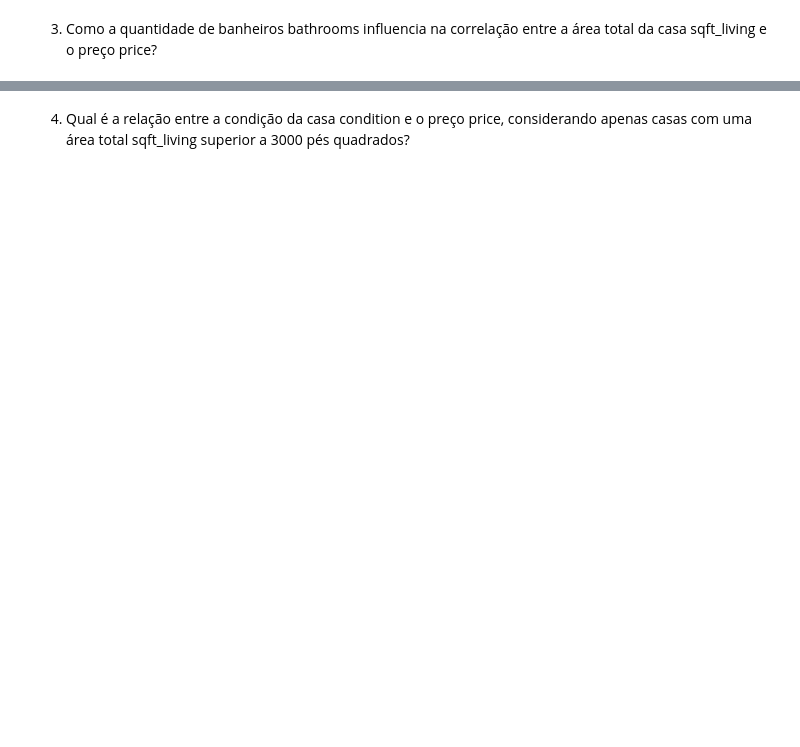
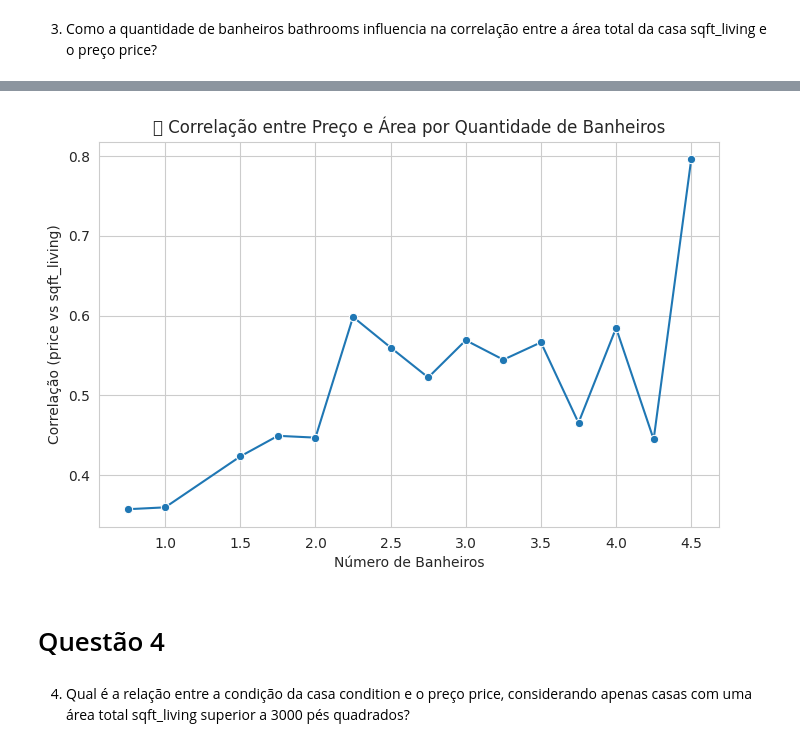
Before and after one commit to CristianaMoura/Desafios_Individuais_DadosWomakersCode, a Jupyter notebook: 6_exer_regressao/atividade_Correlação_Regressão_Cris.ipynb, the cells around one changed output, grey strips where cells are left out. Drawn from its saved outputs; the diff is of its cells as text; code cells hidden in the pictures; blank space fills up the shorter version.

```diff
--- a/6_exer_regressao/atividade_Correlação_Regressão_Cris.ipynb
+++ b/6_exer_regressao/atividade_Correlação_Regressão_Cris.ipynb
@@ -205,3 +165,17 @@ banheiros bathrooms?
 # %% [markdown]
 3. Como a quantidade de banheiros bathrooms influencia na correlação
 entre a área total da casa sqft_living e o preço price?
+# %%
+# Agrupar por bathrooms e calcular a correlação entre sqft_living e price
+correlacoes = []
+
+# Considerar valores inteiros de bathrooms entre 1 e 5 (exemplos mais comuns)
+for b in sorted(df_house['bathrooms'].unique()):
+    grupo = df_house[df_house['bathrooms'] == b]
+    if len(grupo) >= 30:  # só considerar grupos razoáveis
+        corr = grupo['sqft_living'].corr(grupo['price'])
+        correlacoes.append({'banheiros': b, 'correlacao': corr, 'n': len(grupo)})
+
+# Converter para DataFrame
+df_corr_bath = pd.DataFrame(correlacoes).sort_values(by='banheiros')
+df_corr_bath
@@ -208,3 +199,15 @@ entre a área total da casa sqft_living e o preço price?
+# %%
+plt.figure(figsize=(8, 5))
+sns.lineplot(data=df_corr_bath, x='banheiros', y='correlacao', marker='o')
+plt.title("📈 Correlação entre Preço e Área por Quantidade de Banheiros")
+plt.xlabel("Número de Banheiros")
+plt.ylabel("Correlação (price vs sqft_living)")
+plt.grid(True)
+plt.show()
+# %% [output]
+[figure, added]
+# %% [markdown]
+#  Questão 4
 # %% [markdown]
 4. Qual é a relação entre a condição da casa condition e o preço price,
 considerando apenas casas com uma área total sqft_living superior a
```
Also changed, not shown: parts of 53 cells of this notebook.
